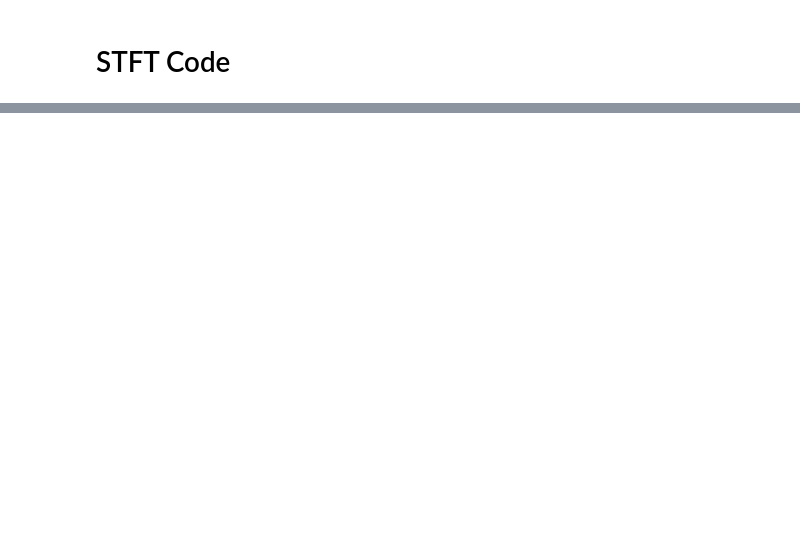
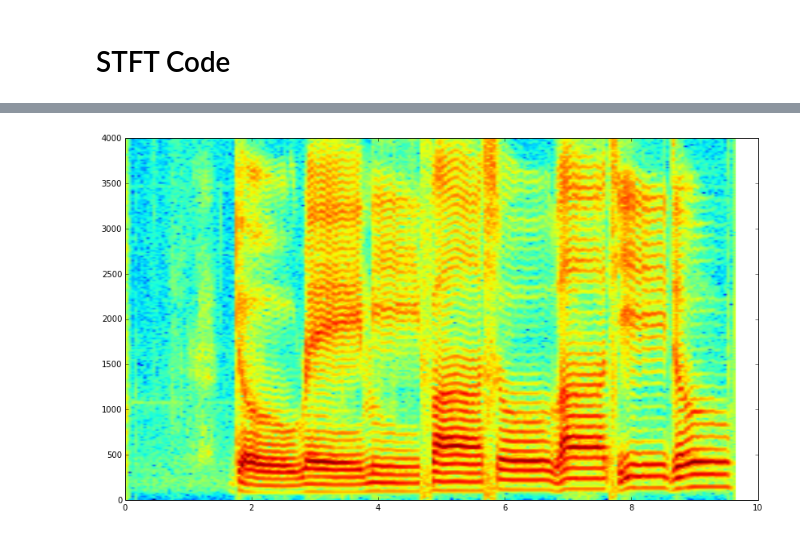
Before and after one commit to calebmadrigal/FourierTalkOSCON, a Jupyter notebook: 08_STFT.ipynb, the cells around one changed output, grey strips where cells are left out. Drawn from its saved outputs; the diff is of its cells as text; code cells hidden in the pictures; blank space fills up the shorter version.

```diff
--- a/08_STFT.ipynb
+++ b/08_STFT.ipynb
@@ -74,0 +92,5 @@ def istft(input_data, sample_rate, window_size, hop_size, total_time):
+# %%
+large_figure()
+result = specgram(doremi_8000hz, Fs=8000, NFFT=512)
+# %% [output]
+[figure, added]
```
Also changed, not shown: parts of 9 cells of this notebook, 7 other files.
